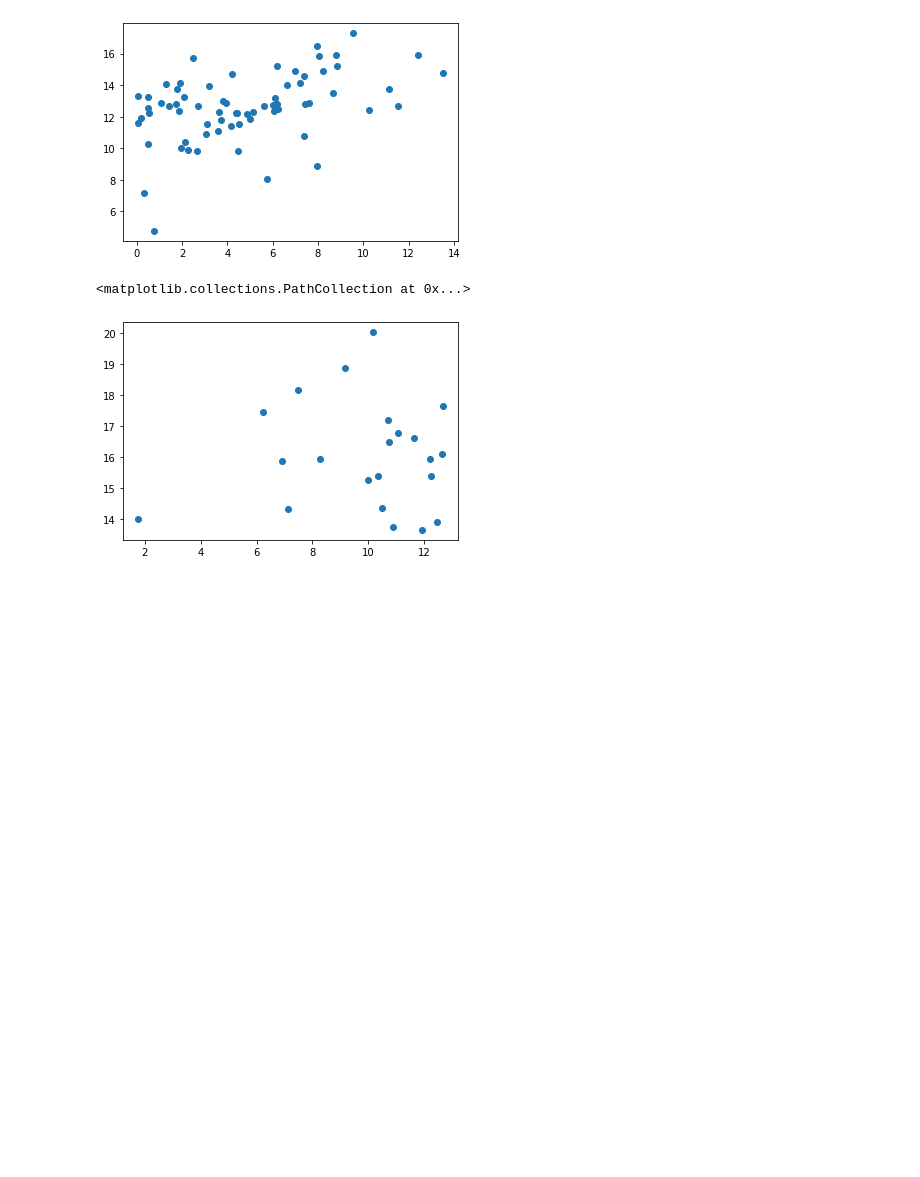
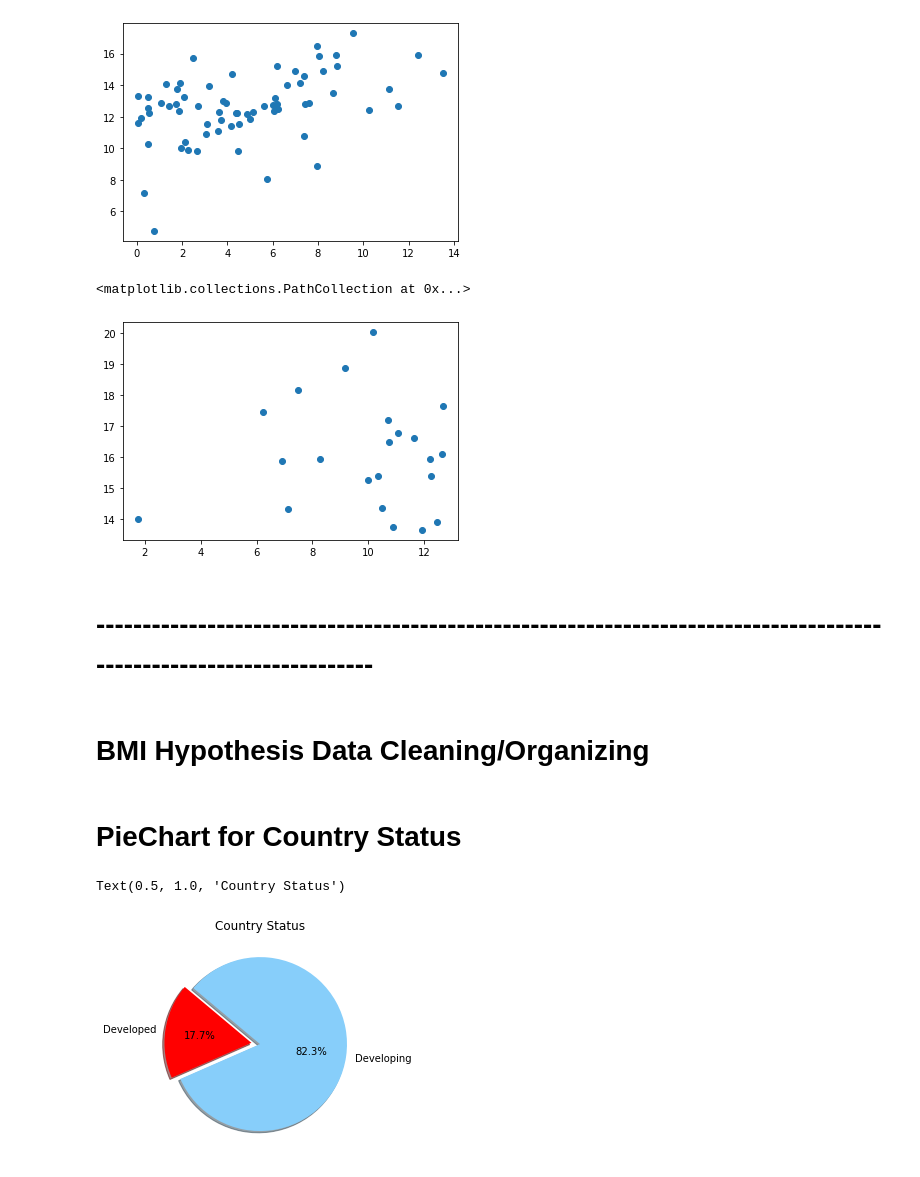
Before and after one commit to joshuadroid/tiger_team_project, a Jupyter notebook: tiger_life.ipynb, the cells around one changed output. Drawn from its saved outputs; the diff is of its cells as text; code cells hidden in the pictures; blank space fills up the shorter version.

```diff
--- a/tiger_life.ipynb
+++ b/tiger_life.ipynb
@@ -336,3 +336,44 @@ plt.scatter(devd_alc_sum_table.iloc[:,1], devd_alc_sum_table.iloc[:,12])
 # %% [output]
 <matplotlib.collections.PathCollection at 0x...>
 [figure]
+# %% [markdown]
+# -------------------------------------------------------------------------------------------------------------------
+# %% [markdown]
+# BMI Hypothesis Data Cleaning/Organizing
+# %%
+#BMItoLife
+
+# bmi_clean_df = reduced_df
+bmi_drop_values = ['Sudan', 'South Sudan']
+
+bmi_clean_dfx = reduced_df[reduced_df.Country.isin(bmi_drop_values) == False]
+
+# for country in BMI_drop:
+#     bmi_clean_dfx.drop(bmi_clean_dfx[bmi_clean_dfx['Country'] == country].index, inplace=True)
+
+unique_df = bmi_clean_dfx.drop_duplicates("Country")
+
+developed_df = bmi_clean_dfx[bmi_clean_dfx.Status != "Developing"]
+developing_df = bmi_clean_dfx[bmi_clean_dfx.Status != "Developed"]
+
+developed = len(unique_df.loc[unique_df["Status"] == "Developed"])
+developing = len(unique_df.loc[unique_df["Status"] == "Developing"])
+
+bmi_df = bmi_clean_dfx.groupby("Country").mean()
+bmi_dfx = bmi_clean_dfx.groupby("Status").mean()
+developed_data = developed_df.groupby("Country").mean()
+developing_data = developing_df.groupby("Country").mean()
+# %% [markdown]
+# PieChart for Country Status
+# %%
+labels = ["Developed", "Developing"]
+sizes = [developed, developing]
+colors = ["red", "lightskyblue"]
+explode = (0.1, 0)
+
+py_pie = plt.pie(sizes, explode=explode, labels=labels, colors=colors,
+        autopct="%1.1f%%", shadow=True, startangle=140)
+plt.title ("Country Status")
+# %% [output]
+Text(0.5, 1.0, 'Country Status')
+[figure, added]
```
Also changed, not shown: parts of 12 cells of this notebook.
